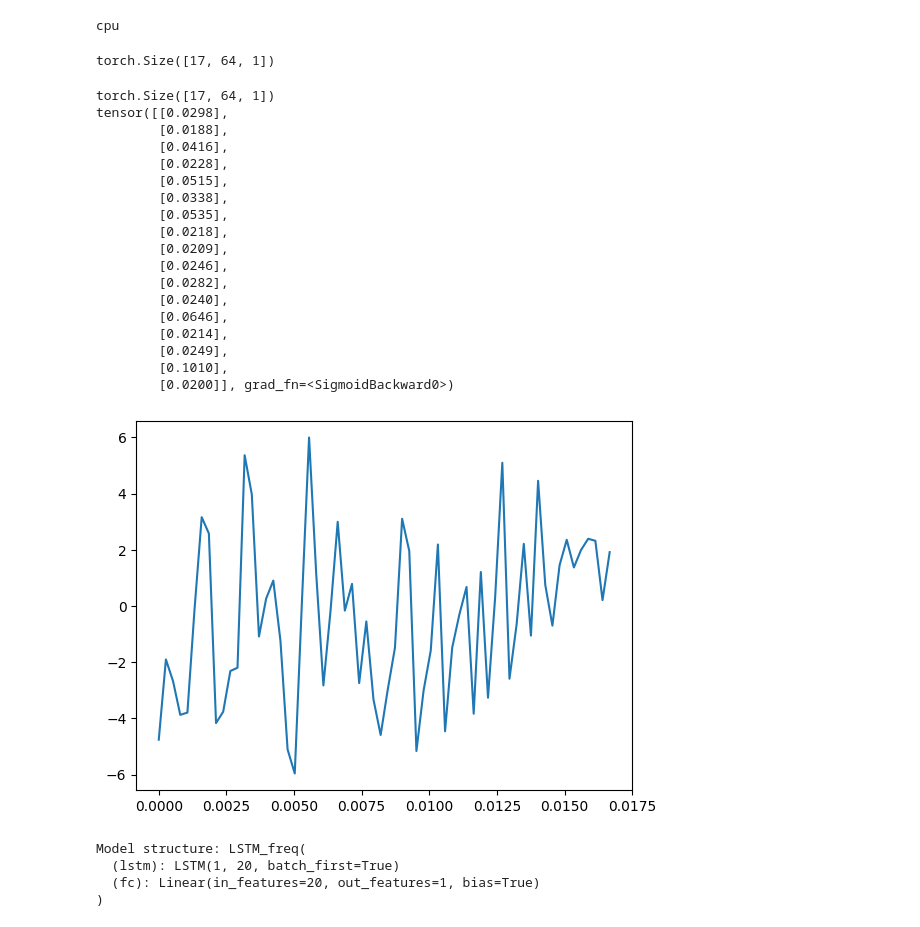
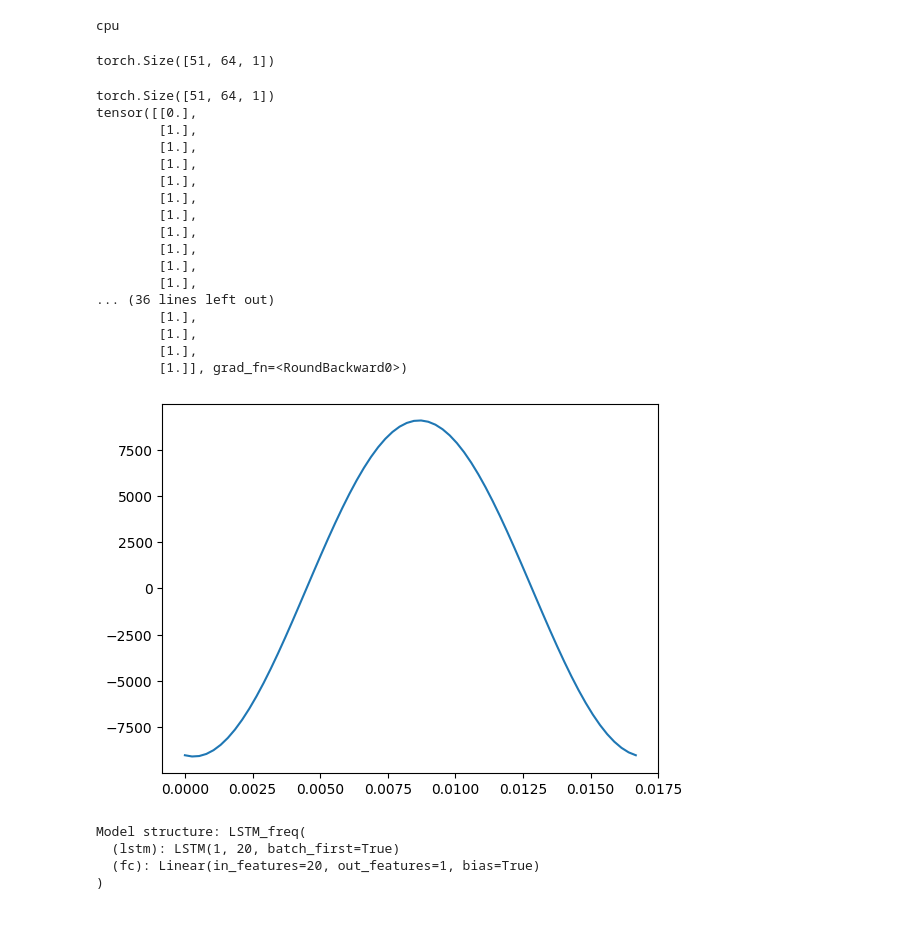
Before and after one commit to alvarohc777/pyTorch, a Jupyter notebook: LSTM_prueba.ipynb, the cells around one changed output. Drawn from its saved outputs; the diff is of its cells as text; code cells hidden in the pictures.

```diff
--- a/LSTM_prueba.ipynb
+++ b/LSTM_prueba.ipynb
@@ -37,7 +37,7 @@ class LSTM_freq(nn.Module):
 
         return torch.sigmoid(fc_layer)
 # %%
-from utils.sine_dataset import sine_phase_creator, sine_creator, gaussian_creator
+from utils.sine_dataset import sine_phase_creator, sine_creator, gaussian_creator, constant_creator
 
 fs = 3840
 N = 64
@@ -45,8 +45,8 @@ m = 100
 t = np.linspace(0,N/fs,N)
 signals_prueba = t
 target = np.array([0])
-# signals_prueba, _ = sine_phase_creator(signals_prueba, target, t, fs, m, mag_i=100, mag_f=1000)
-signals_prueba, _ = gaussian_creator(signals_prueba, target, N, m, scale=3)
+signals_prueba, _ = sine_phase_creator(signals_prueba, target, t, fs, m, mag_i=1000, mag_f=100000)
+# signals_prueba, _ = constant_creator(signals_prueba, target, N, m)
 # Create Dataset
 # print(t.shape)
 
@@ -57,33 +57,32 @@ signals_prueba = np.expand_dims(signals_prueba, axis=2)
 signals_prueba = torch.from_numpy(signals_prueba).float()
 print(signals_prueba.shape)
 # %% [output]
-torch.Size([17, 64, 1])
+torch.Size([51, 64, 1])
 # %%
 # torch.Size([300, 64, 1])
 print(signals_prueba.shape)
 x = model(signals_prueba.to(device))
-plt.plot(t, signals_prueba[3,:,0])
-print(x)
+plt.plot(t, signals_prueba[5,:,0])
+print(torch.round(x))
 # %% [output]
-torch.Size([17, 64, 1])
-tensor([[0.0298],
-        [0.0188],
-        [0.0416],
-        [0.0228],
-        [0.0515],
-        [0.0338],
-        [0.0535],
-        [0.0218],
-        [0.0209],
-        [0.0246],
-        [0.0282],
-        [0.0240],
-        [0.0646],
-        [0.0214],
-        [0.0249],
-        [0.1010],
-        [0.0200]], grad_fn=<SigmoidBackward0>)
+torch.Size([51, 64, 1])
+tensor([[0.],
+        [1.],
+        [1.],
+        [1.],
+        [1.],
+        [1.],
+        [1.],
+        [1.],
+        [1.],
+        [1.],
+        [1.],
+... (36 lines left out)
+        [1.],
+        [1.],
+        [1.],
+        [1.]], grad_fn=<RoundBackward0>)
-[figure, old version]
+[figure, new version]
 # %%
 model = LSTM_freq(n_signals, hidden_dim, tagset_size).to(device)
 # loss_fn = nn.CrossEntropyLoss()
```
Also changed, not shown: parts of 2 cells of this notebook, 1 other file.
